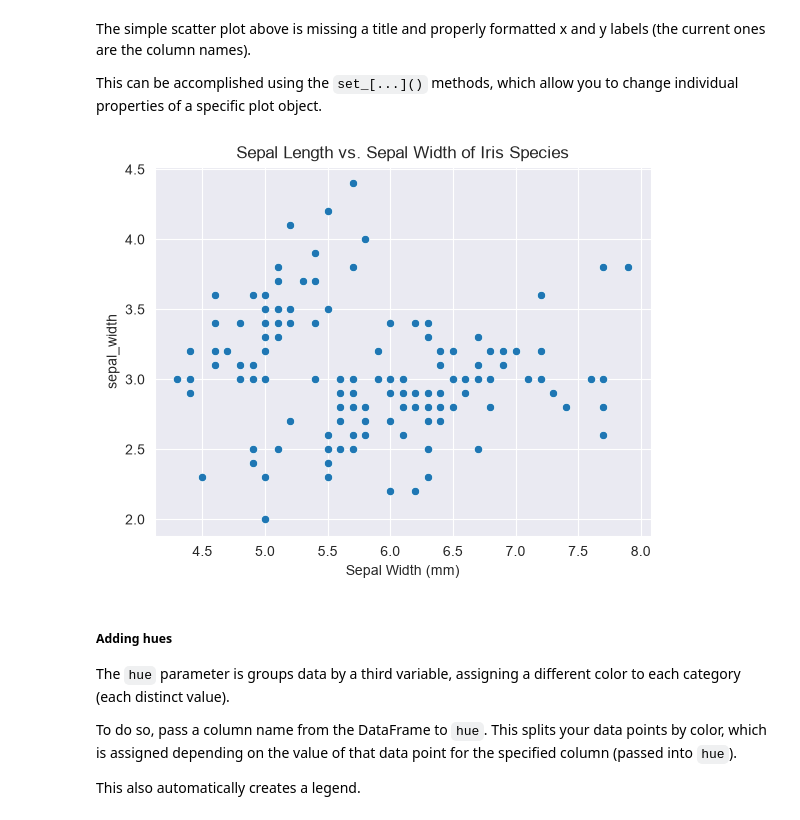
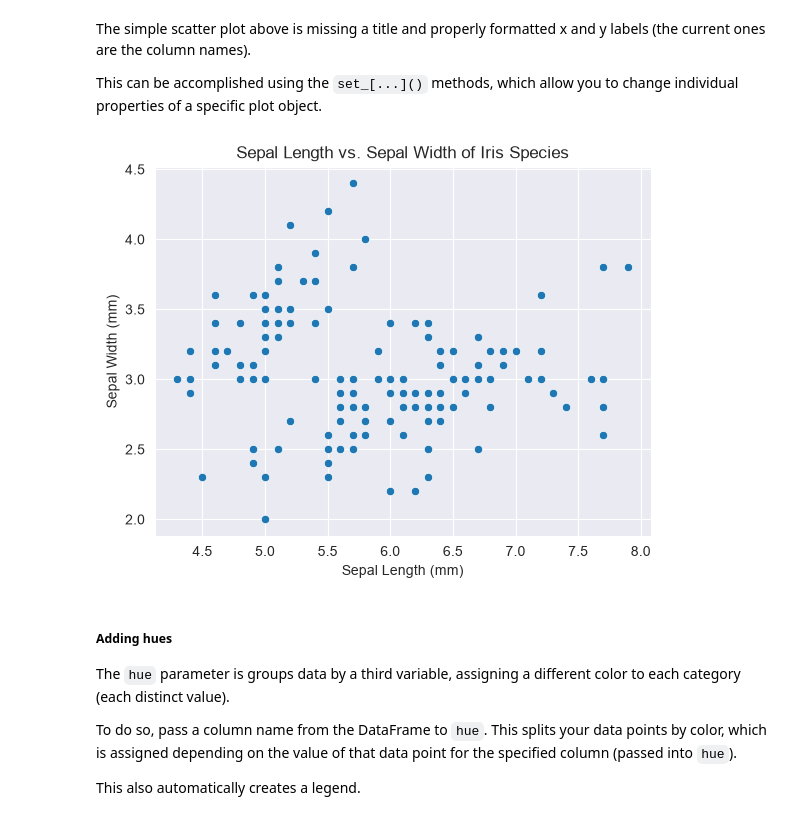
Before and after one commit to kelpppp/data-viz-notes, a Jupyter notebook: 02-data-visualization-notes.ipynb, the cells around one changed output. Saved outputs shown, nothing was run; the diff lists cells and outputs as text; code cells hidden in the pictures.

```diff
--- a/02-data-visualization-notes.ipynb
+++ b/02-data-visualization-notes.ipynb
@@ -339,16 +341,16 @@ This can be accomplished using the `set_[...]()` methods, which allow you to cha
 # %%
 plot = sns.scatterplot(
     x='sepal_length',
     y='sepal_width',
     data=flowers_df
 )
 
 # set_() methods to specify title, axes labels
 plot.set_title('Sepal Length vs. Sepal Width of Iris Species')
 plot.set_xlabel('Sepal Length (mm)')
-plot.set_xlabel('Sepal Width (mm)');
+plot.set_ylabel('Sepal Width (mm)');
 # %% [output]
-[figure, old version]
+[figure, new version]
 # %% [markdown]
 ##### Adding hues
 
```
Also changed, not shown: parts of 56 cells of this notebook.
